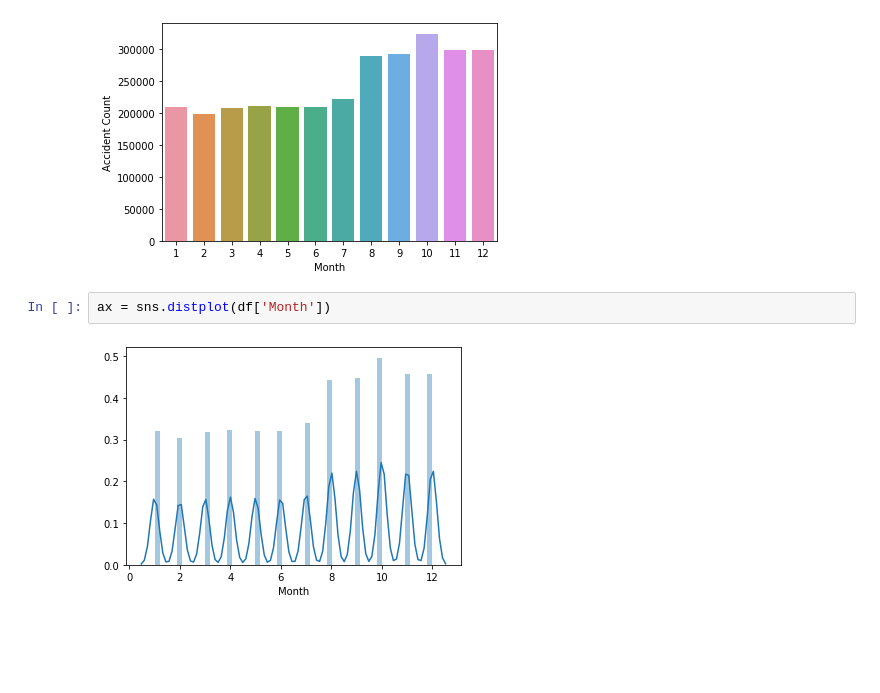
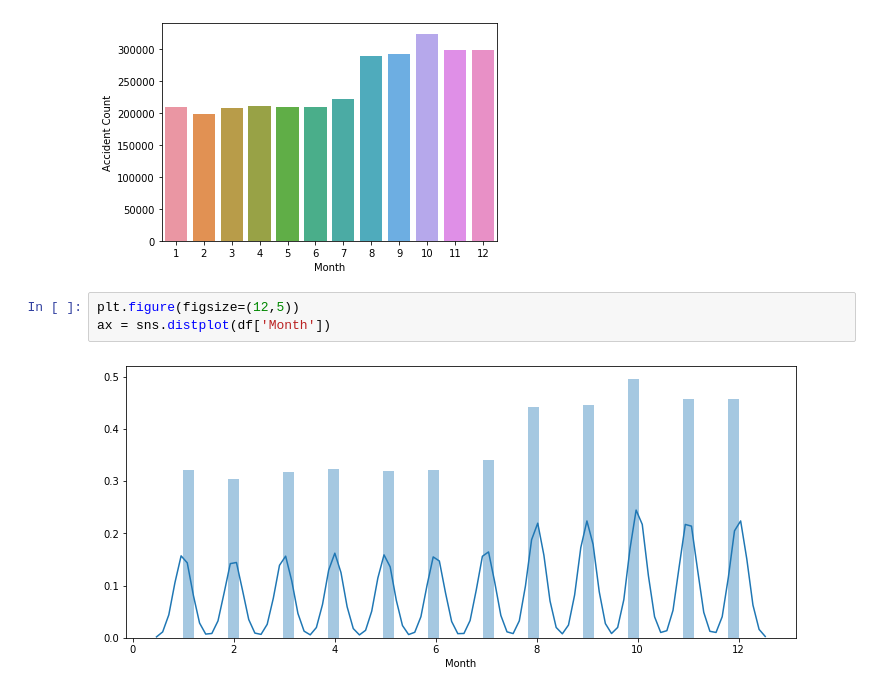
Before and after one commit to AdrianLabuda/us-accidents, a Jupyter notebook: us-accidents.ipynb, the cells around one changed output. Drawn from its saved outputs; the diff is of its cells as text; blank space fills up the shorter version.

```diff
--- a/us-accidents.ipynb
+++ b/us-accidents.ipynb
@@ -205,6 +205,7 @@ ax.set(xlabel='Month', ylabel='Accident Count')
 [Text(0, 0.5, 'Accident Count'), Text(0.5, 0, 'Month')]
 [figure]
 # %%
+plt.figure(figsize=(12,5))
 ax = sns.distplot(df['Month'])
 # %% [output]
-[figure, old version]
+[figure, new version]
```
Also changed, not shown: parts of 2 cells of this notebook.
